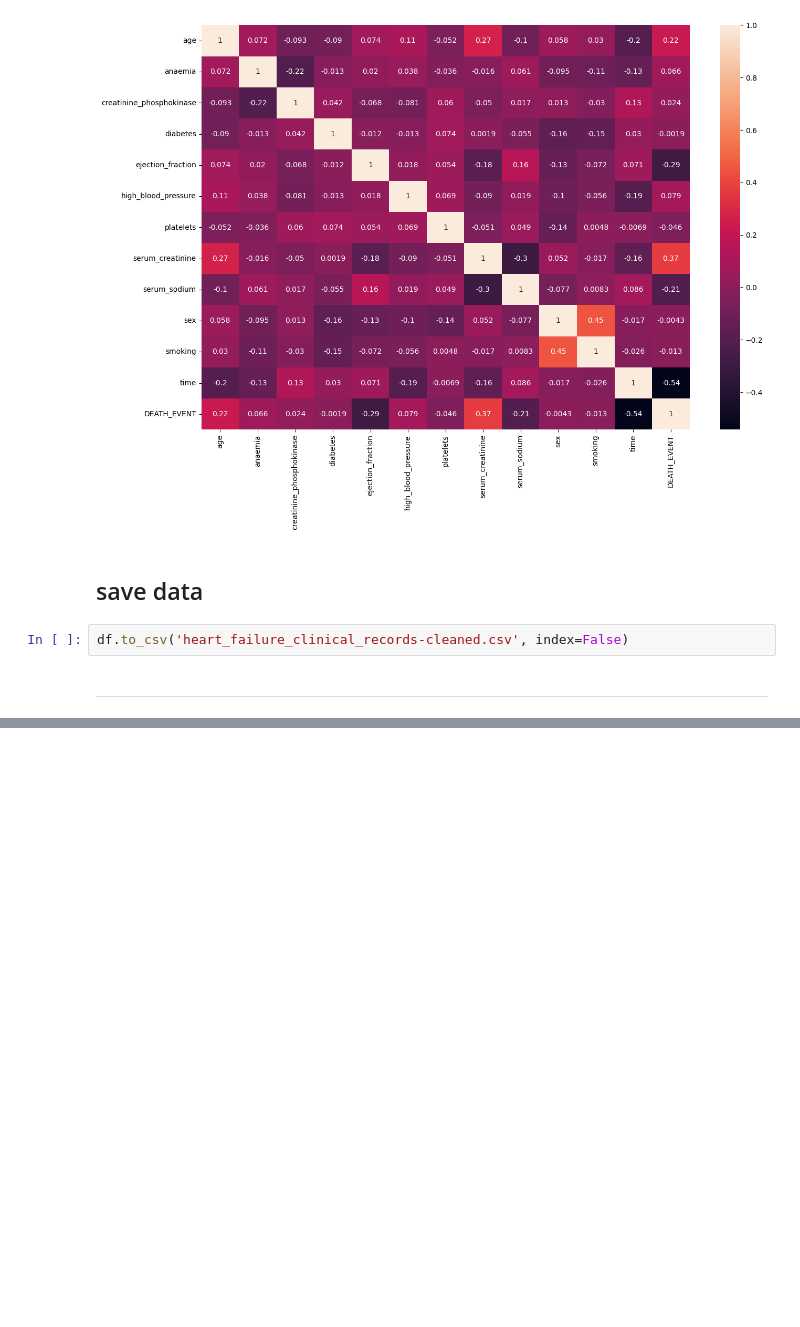
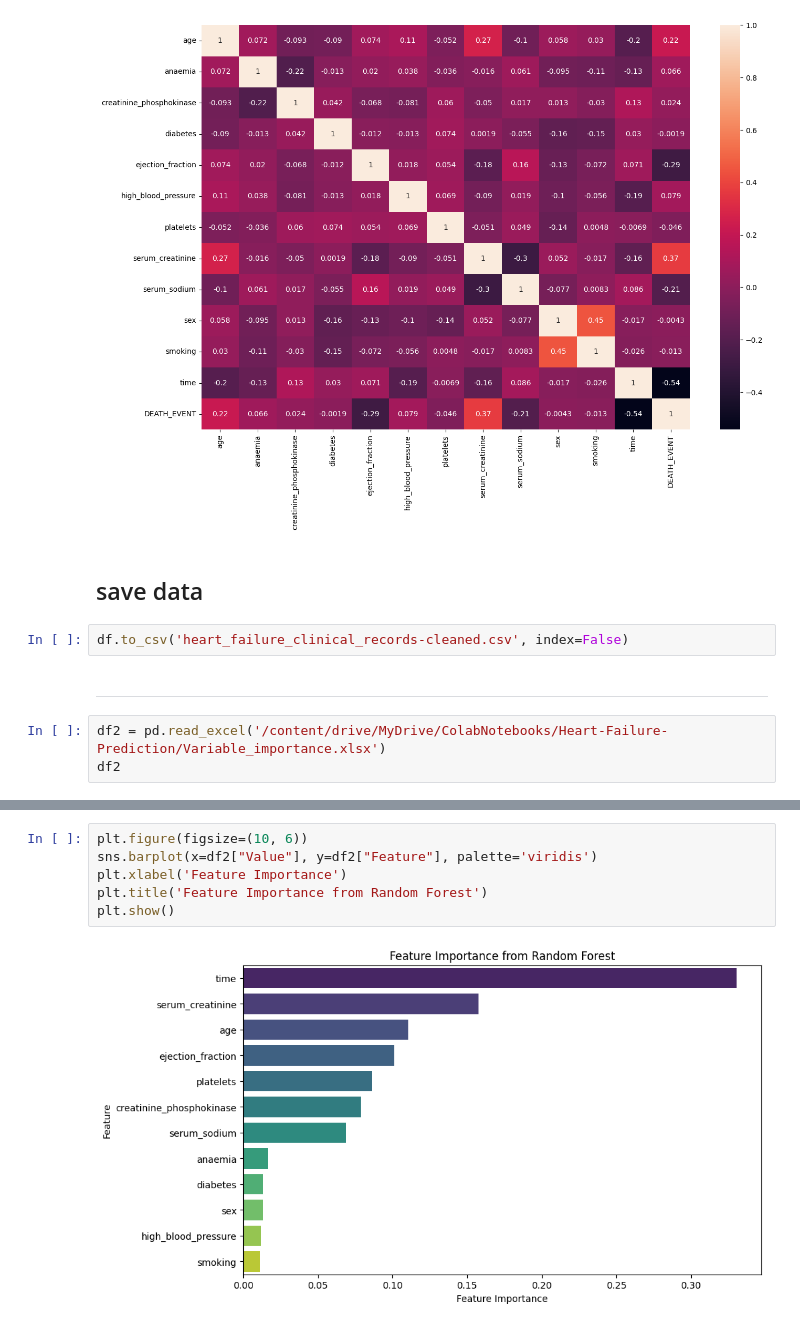
Before and after one commit to mill-ornrakorn/Heart-Failure-Prediction, a Jupyter notebook: 1_EDA_&_DataCleansing.ipynb, the cells around one changed output, grey strips where cells are left out. Drawn from its saved outputs; the diff is of its cells as text; blank space fills up the shorter version.

```diff
--- a/1_EDA_&_DataCleansing.ipynb
+++ b/1_EDA_&_DataCleansing.ipynb
@@ -336,3 +336,6 @@ df.to_csv('heart_failure_clinical_records-cleaned.csv', index=False)
 
 
 ---
+# %%
+df2 = pd.read_excel('/content/drive/MyDrive/ColabNotebooks/Heart-Failure-Prediction/Variable_importance.xlsx')
+df2
@@ -338,0 +356,8 @@ df.to_csv('heart_failure_clinical_records-cleaned.csv', index=False)
+# %%
+plt.figure(figsize=(10, 6))
+sns.barplot(x=df2["Value"], y=df2["Feature"], palette='viridis')
+plt.xlabel('Feature Importance')
+plt.title('Feature Importance from Random Forest')
+plt.show()
+# %% [output]
+[figure, added]
```
Also changed, not shown: parts of 1 cell of this notebook.
